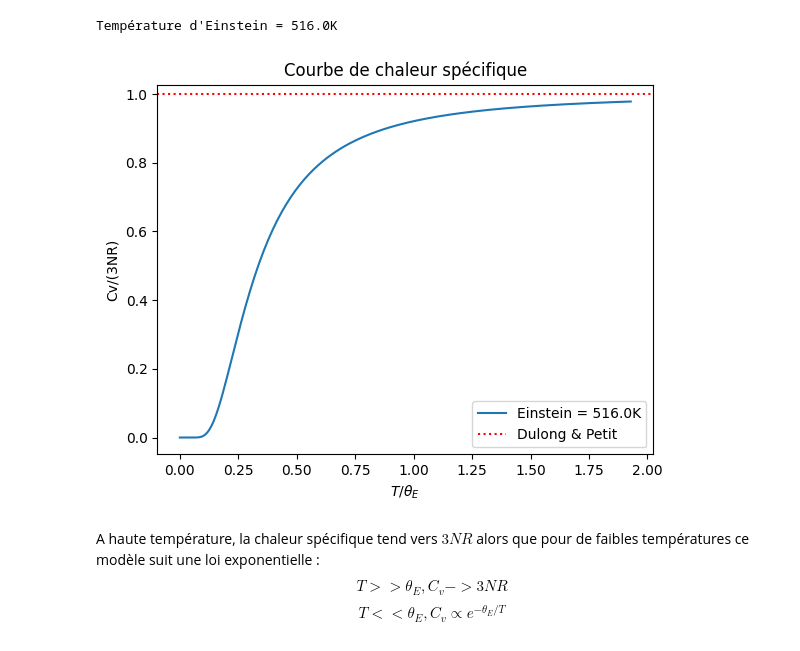
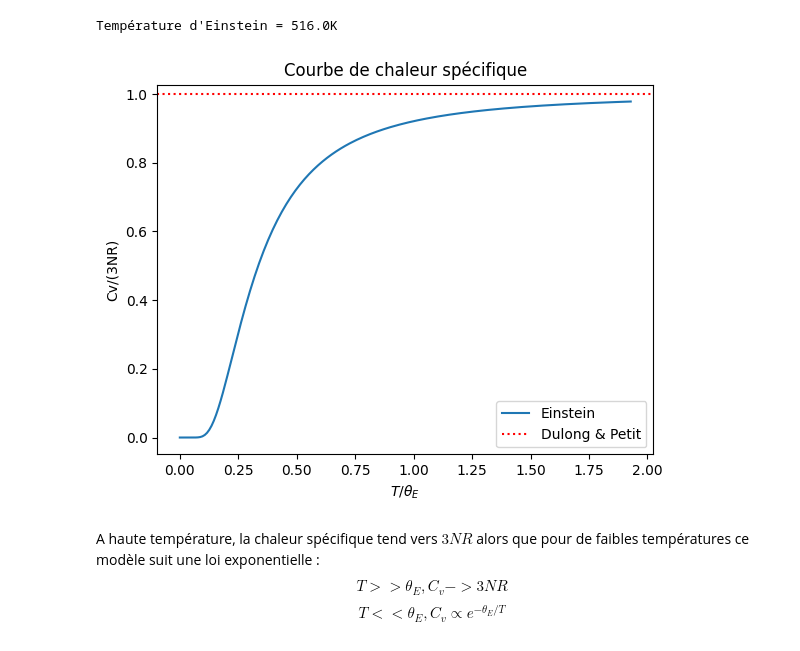
Before and after one commit to clemmoreau04/lmapr1492, a Jupyter notebook: ph_dos.ipynb, the cells around one changed output. Cells and saved outputs as stored; diff of their text form; code cells hidden in the pictures.

```diff
--- a/ph_dos.ipynb
+++ b/ph_dos.ipynb
@@ -97,21 +94,21 @@ Température d'Einstein = 516.0K
 # %%
 Cv_E_optimized = []
 
 for i in range(len(temperature)) :
     if i == 0 :
         Cv_E_optimized.append(0)
     else :
         Cv_E_optimized.append(Cv_Einstein(float(temperature[i]), T_E_optimized))
 
-plt.plot(temperature/T_E_optimized, Cv_E_optimized,  label='Einstein = ' + str(T_E_optimized) + 'K')
+plt.plot(temperature/T_E_optimized, Cv_E_optimized,  label='Einstein')
 plt.axhline(y=1, color='red',label='Dulong & Petit', linestyle= 'dotted')
 plt.xlabel(r'$T / \theta_E$')
 plt.ylabel("Cv/(3NR)")
 plt.title("Courbe de chaleur spécifique")
 plt.legend()
 plt.show()
 # %% [output]
-[figure, old version]
+[figure, new version]
 # %% [markdown]
 A haute température, la chaleur spécifique tend vers $3NR$ alors que pour de faibles températures ce modèle suit une loi exponentielle :
 $$T >> \theta_E, C_v -> 3NR$$
```
Also changed, not shown: parts of 7 cells of this notebook.
